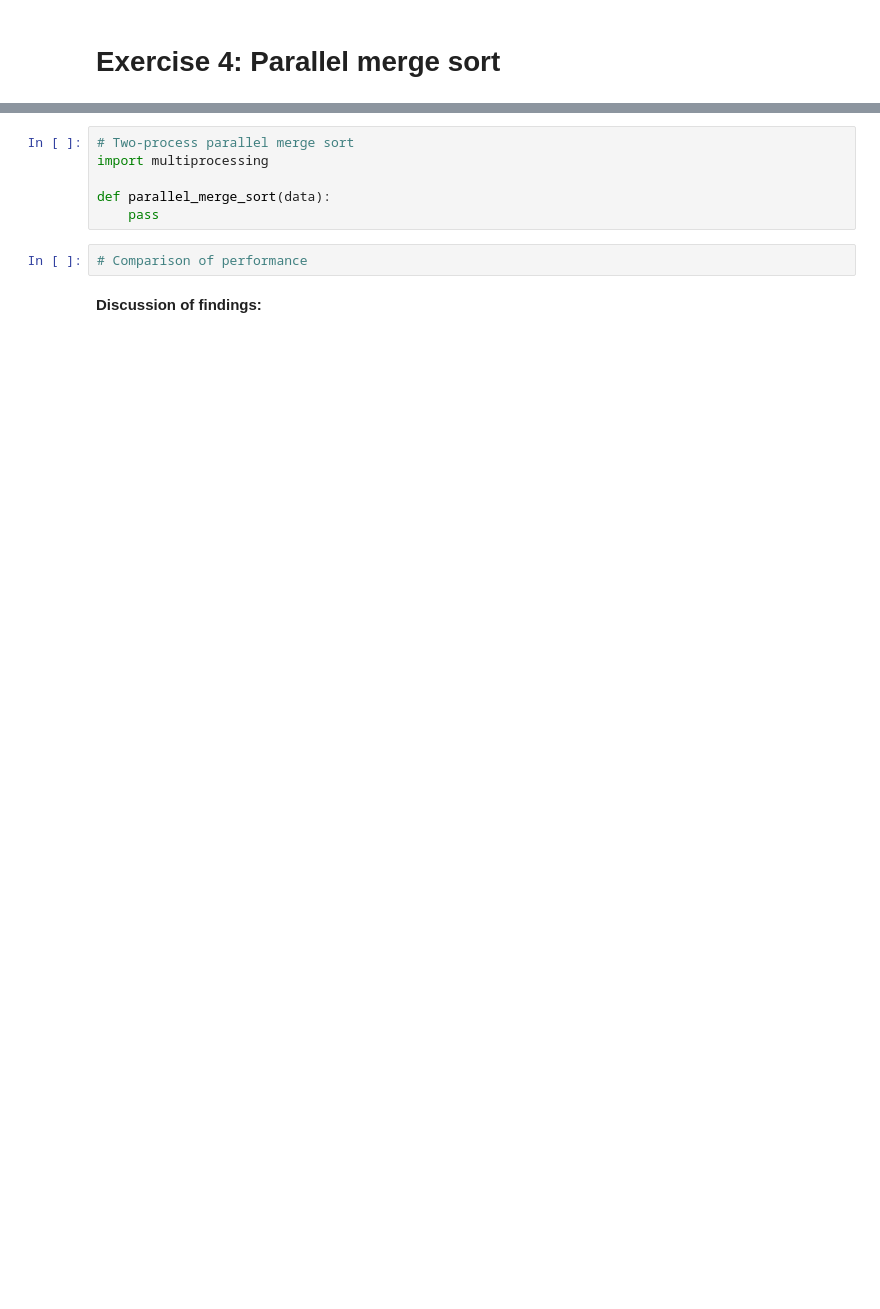
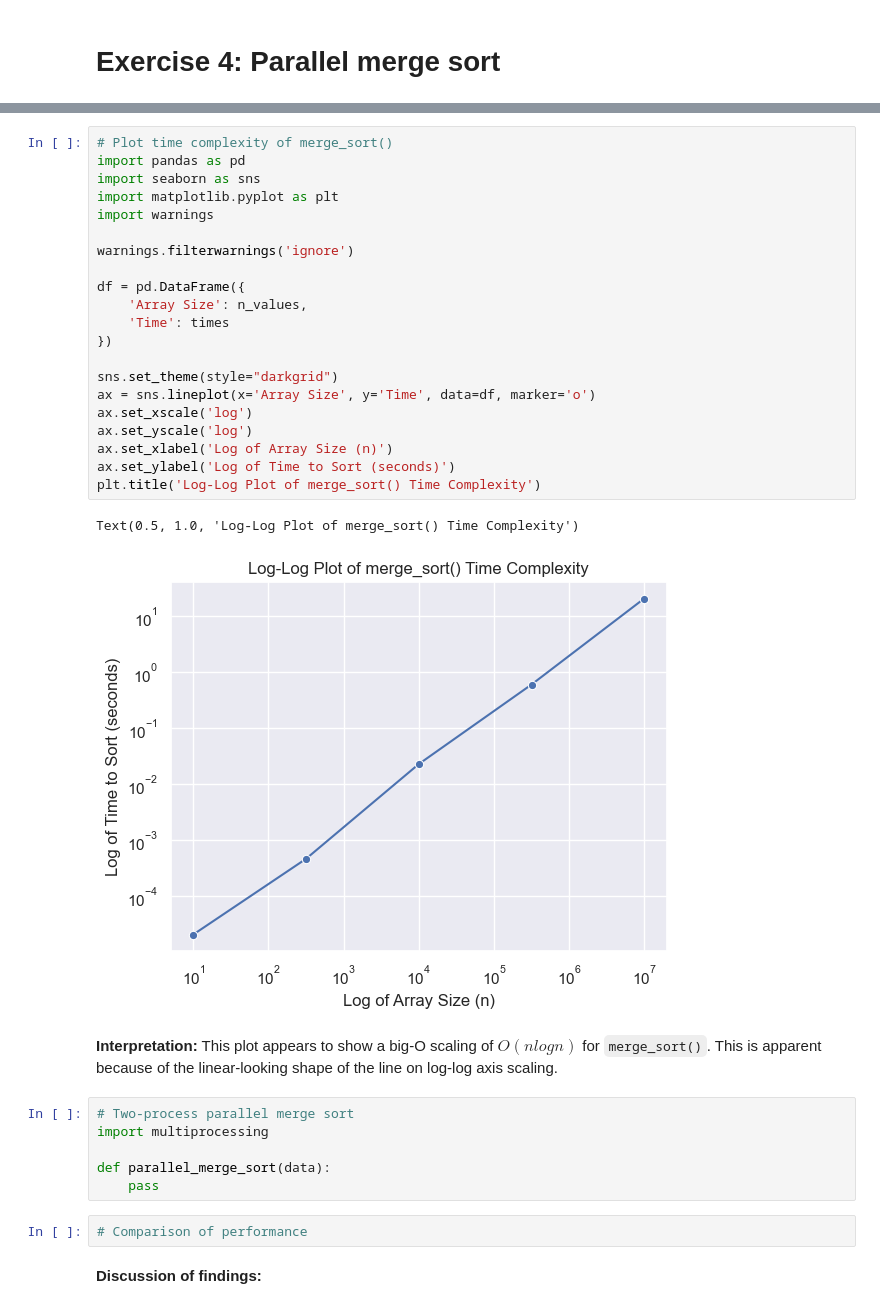
Before and after one commit to kevinwjin/cbb634, a Jupyter notebook: pset_3/exercise_4.ipynb, the cells around one changed output, grey strips where cells are left out. Cells and saved outputs as stored; diff of their text form; blank space fills up the shorter version.

Commit message:
Measure performance for non-parallel merge sort

```diff
--- a/pset_3/exercise_4.ipynb
+++ b/pset_3/exercise_4.ipynb
@@ -37,3 +60,29 @@ print(time.perf_counter - start)
+# %%
+# Plot time complexity of merge_sort()
+import pandas as pd
+import seaborn as sns
+import matplotlib.pyplot as plt
+import warnings
+
+warnings.filterwarnings('ignore')
+
+df = pd.DataFrame({
+    'Array Size': n_values,
+    'Time': times
+})
+
+sns.set_theme(style="darkgrid")
+ax = sns.lineplot(x='Array Size', y='Time', data=df, marker='o')
+ax.set_xscale('log')
+ax.set_yscale('log')
+ax.set_xlabel('Log of Array Size (n)')
+ax.set_ylabel('Log of Time to Sort (seconds)')
+plt.title('Log-Log Plot of merge_sort() Time Complexity')
+# %% [output]
+Text(0.5, 1.0, 'Log-Log Plot of merge_sort() Time Complexity')
+[figure, added]
+# %% [markdown]
+**Interpretation:** This plot appears to show a big-O scaling of $O (n log n)$ for `merge_sort()`. This is apparent because of the linear-looking shape of the line on log-log axis scaling.
 # %%
 # Two-process parallel merge sort
 import multiprocessing
```
Also changed, not shown: parts of 3 cells of this notebook.
